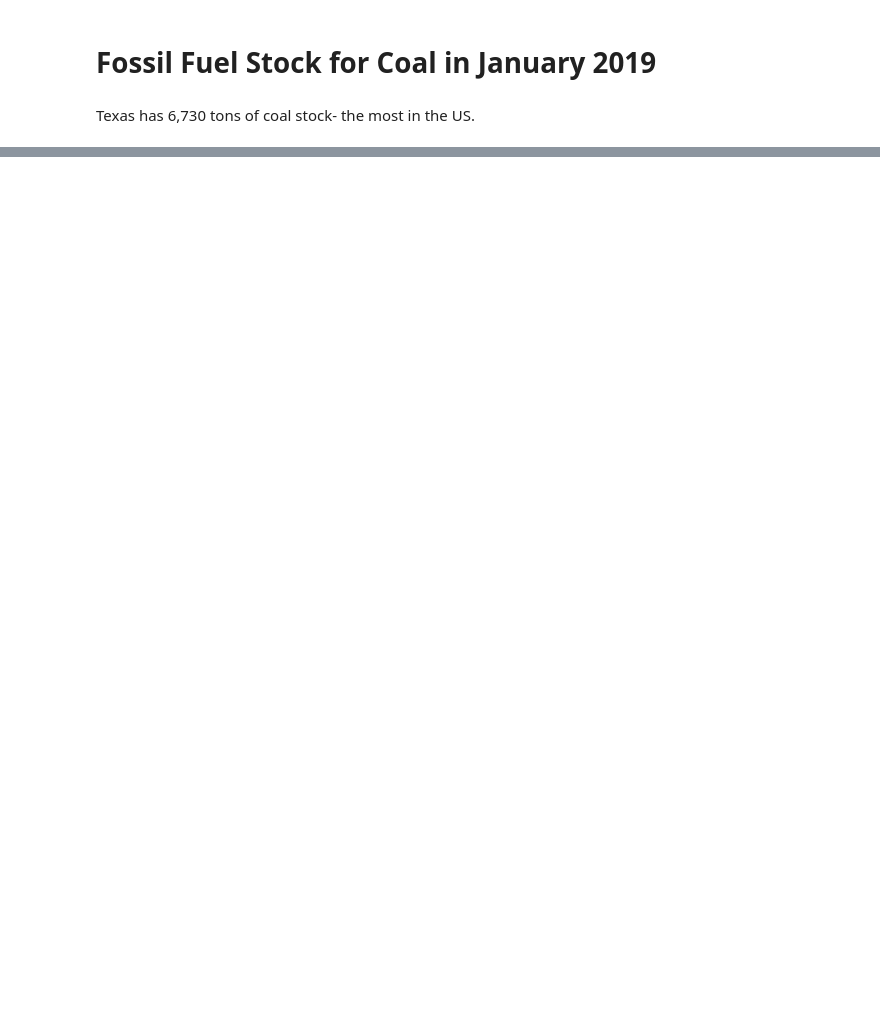
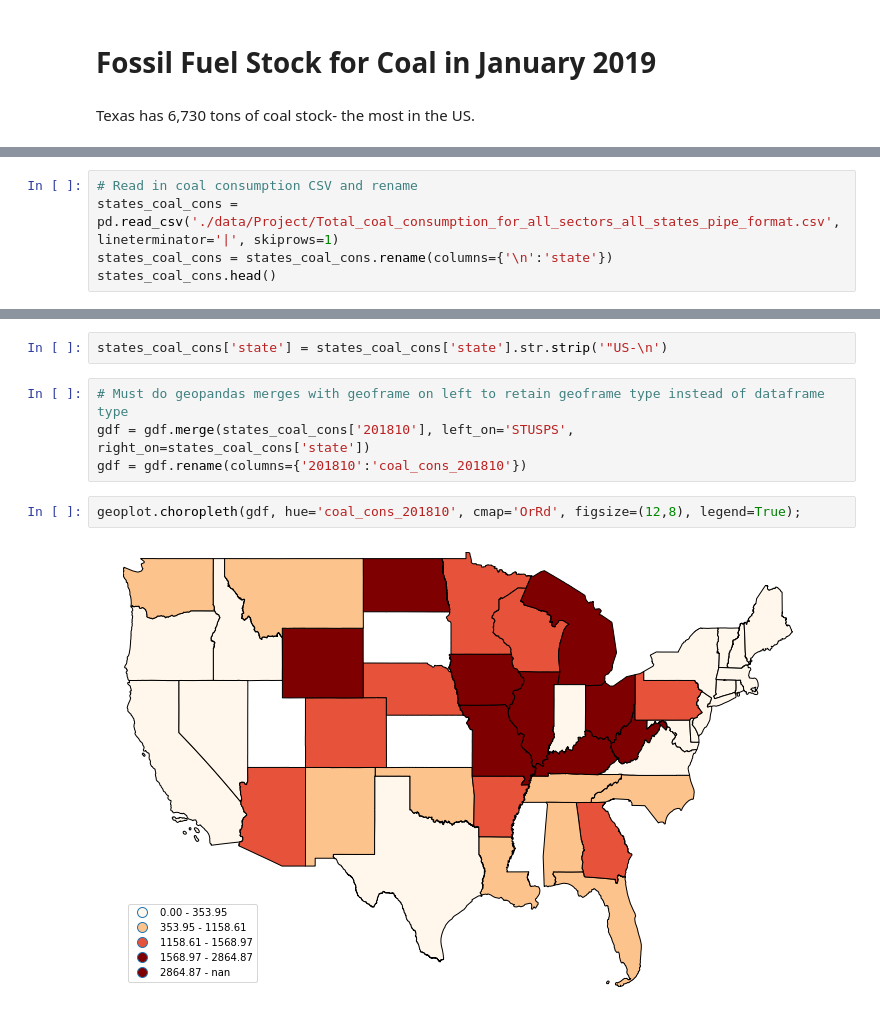
Before and after one commit to beverast/LS-DS-Unit-1, a Jupyter notebook: EIA_data.ipynb, the cells around one changed output, grey strips where cells are left out. Cells and saved outputs as stored; diff of their text form; blank space fills up the shorter version.

```diff
--- a/EIA_data.ipynb
+++ b/EIA_data.ipynb
@@ -126,0 +144,5 @@ Texas has 6,730 tons of coal stock- the most in the US.
+# %%
+# Read in coal consumption CSV and rename
+states_coal_cons = pd.read_csv('./data/Project/Total_coal_consumption_for_all_sectors_all_states_pipe_format.csv', lineterminator='|', skiprows=1)
+states_coal_cons = states_coal_cons.rename(columns={'\n':'state'})
+states_coal_cons.head()
@@ -126,0 +157,10 @@ Texas has 6,730 tons of coal stock- the most in the US.
+# %%
+states_coal_cons['state'] = states_coal_cons['state'].str.strip('"US-\n')
+# %%
+# Must do geopandas merges with geoframe on left to retain geoframe type instead of dataframe type
+gdf = gdf.merge(states_coal_cons['201810'], left_on='STUSPS', right_on=states_coal_cons['state'])
+gdf = gdf.rename(columns={'201810':'coal_cons_201810'})
+# %%
+geoplot.choropleth(gdf, hue='coal_cons_201810', cmap='OrRd', figsize=(12,8), legend=True);
+# %% [output]
+[figure, added]
```
Also changed, not shown: parts of 20 cells of this notebook.
